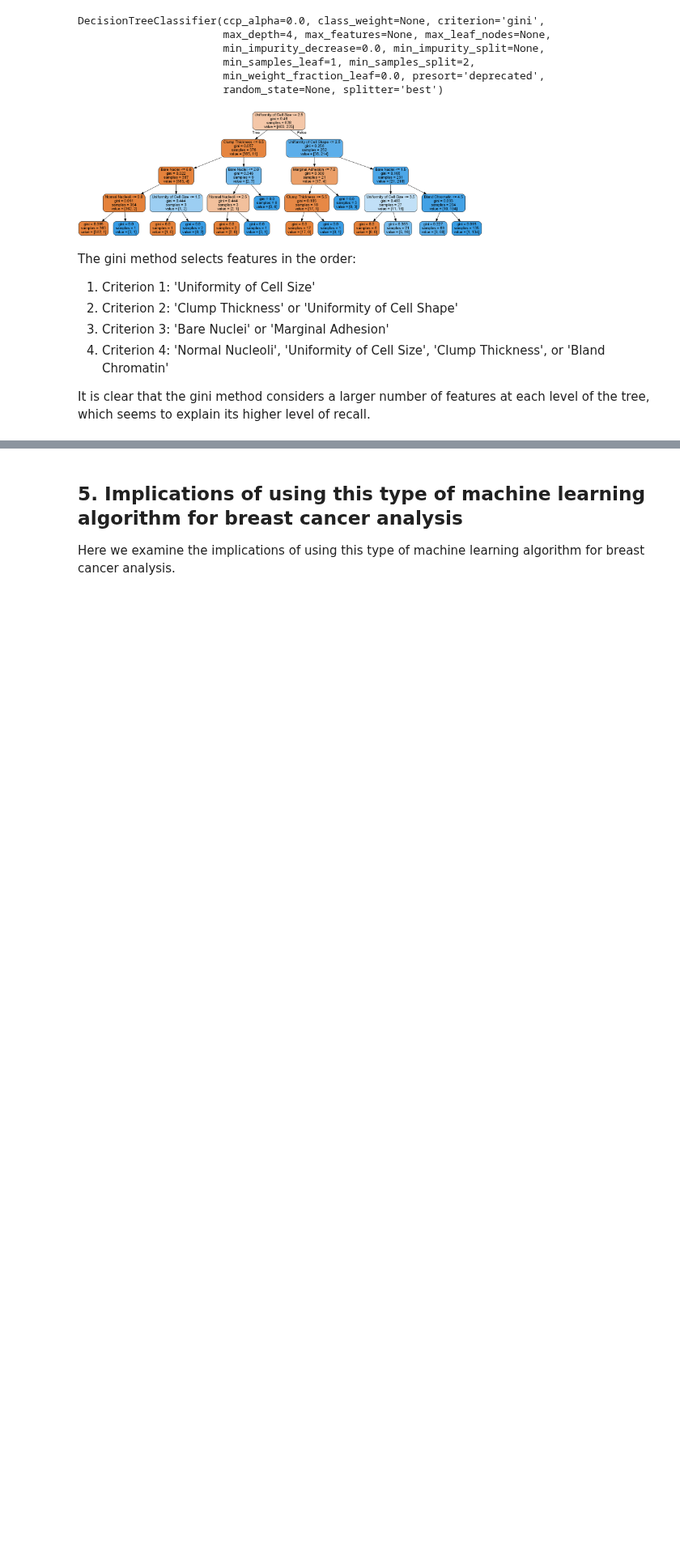
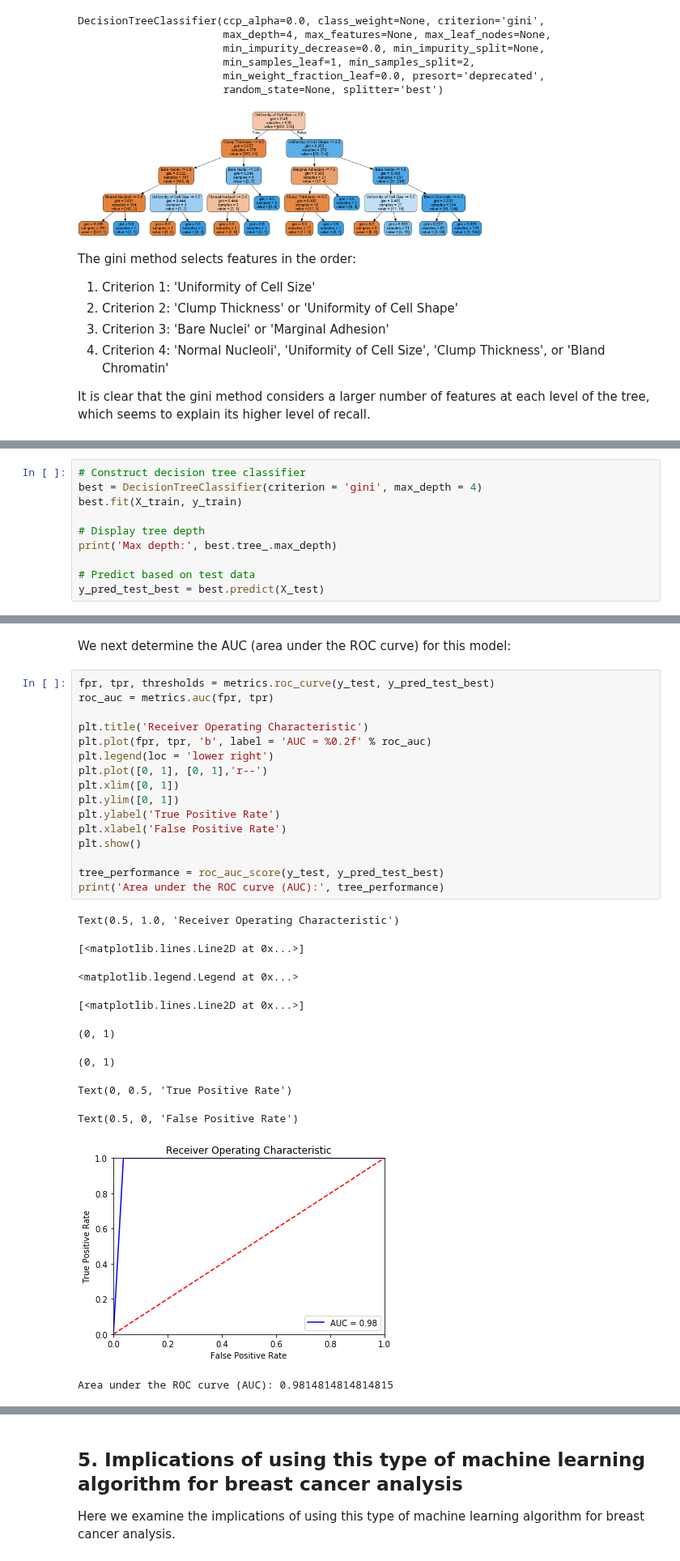
Before and after one commit to pelorenz/data-science-420, a Jupyter notebook: L05-PeterLorenz.ipynb, the cells around one changed output, grey strips where cells are left out. Shown at 81% size. Saved outputs shown, nothing was run; the diff lists cells and outputs as text; blank space fills up the shorter version.

```diff
--- a/L05-PeterLorenz.ipynb
+++ b/L05-PeterLorenz.ipynb
@@ -391,0 +395,10 @@ In this section we determine the AUC for the best model we can achieve. We inqui
+# %%
+# Construct decision tree classifier
+best = DecisionTreeClassifier(criterion = 'gini', max_depth = 4)
+best.fit(X_train, y_train)
+
+# Display tree depth
+print('Max depth:', best.tree_.max_depth)
+
+# Predict based on test data
+y_pred_test_best = best.predict(X_test)
@@ -391,0 +413,29 @@ In this section we determine the AUC for the best model we can achieve. We inqui
+# %% [markdown]
+We next determine the AUC (area under the ROC curve) for this model:
+# %%
+fpr, tpr, thresholds = metrics.roc_curve(y_test, y_pred_test_best)
+roc_auc = metrics.auc(fpr, tpr)
+
+plt.title('Receiver Operating Characteristic')
+plt.plot(fpr, tpr, 'b', label = 'AUC = %0.2f' % roc_auc)
+plt.legend(loc = 'lower right')
+plt.plot([0, 1], [0, 1],'r--')
+plt.xlim([0, 1])
+plt.ylim([0, 1])
+plt.ylabel('True Positive Rate')
+plt.xlabel('False Positive Rate')
+plt.show()
+
+tree_performance = roc_auc_score(y_test, y_pred_test_best)
+print('Area under the ROC curve (AUC):', tree_performance)
+# %% [output]
+Text(0.5, 1.0, 'Receiver Operating Characteristic')
+[<matplotlib.lines.Line2D at 0x...>]
+<matplotlib.legend.Legend at 0x...>
+[<matplotlib.lines.Line2D at 0x...>]
+(0, 1)
+(0, 1)
+Text(0, 0.5, 'True Positive Rate')
+Text(0.5, 0, 'False Positive Rate')
+[figure, added]
+Area under the ROC curve (AUC): 0.9814814814814815
```
Also changed, not shown: parts of 6 cells of this notebook.
